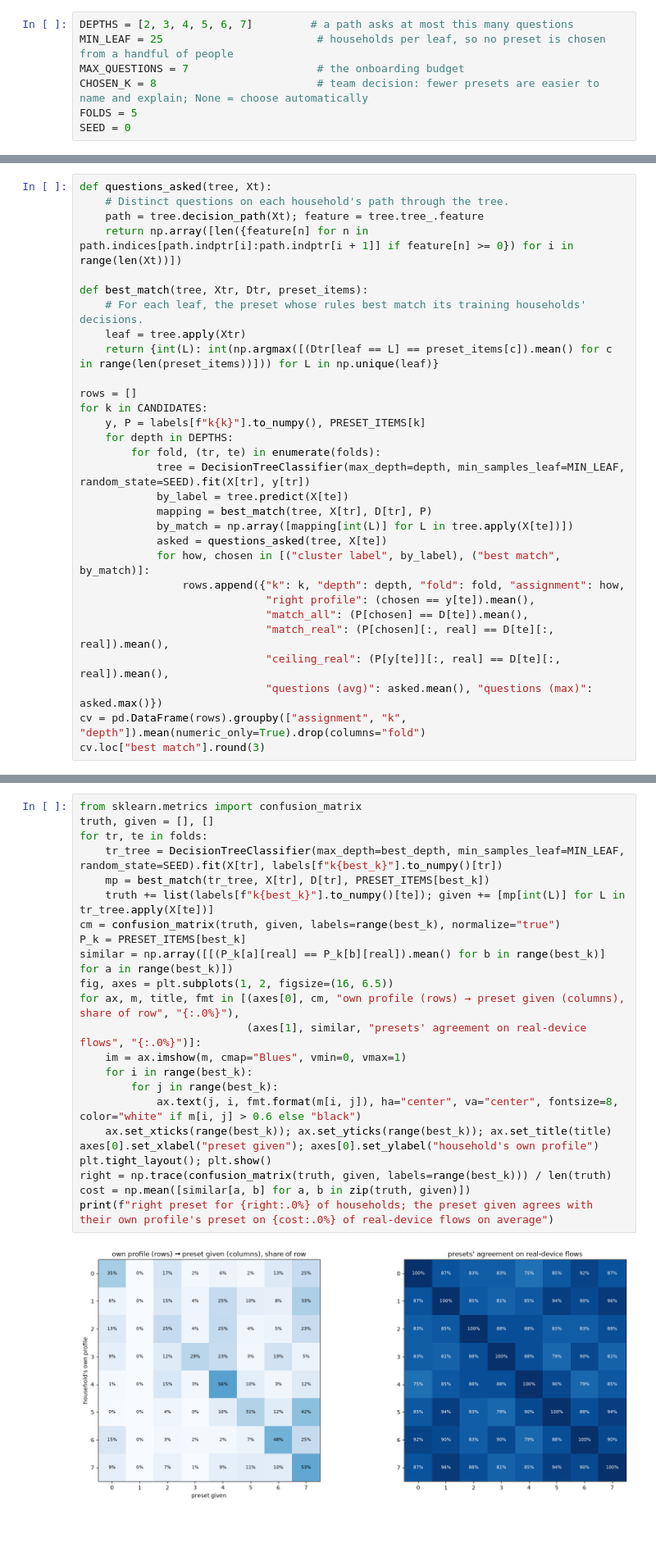
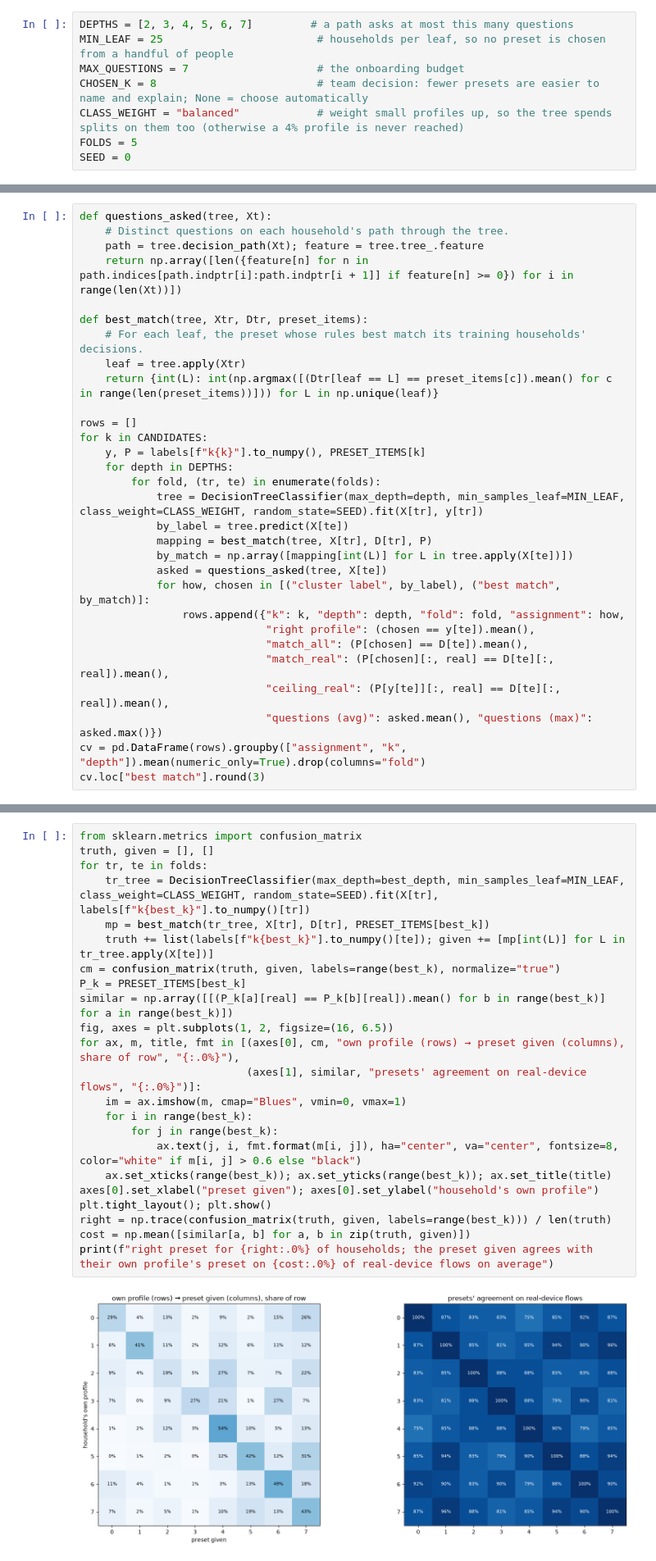
Before and after one commit to baktistr/ppd-household-presets, a Jupyter notebook: notebooks/05_onboarding_tree.ipynb, the cells around one changed output, grey strips where cells are left out. Shown at 82% size. Cells and saved outputs as stored; diff of their text form; blank space fills up the shorter version.

```diff
--- a/notebooks/05_onboarding_tree.ipynb
+++ b/notebooks/05_onboarding_tree.ipynb
@@ -53,6 +55,7 @@ DEPTHS = [2, 3, 4, 5, 6, 7]         # a path asks at most this many questions
 MIN_LEAF = 25                        # households per leaf, so no preset is chosen from a handful of people
 MAX_QUESTIONS = 7                    # the onboarding budget
 CHOSEN_K = 8                         # team decision: fewer presets are easier to name and explain; None = choose automatically
+CLASS_WEIGHT = "balanced"            # weight small profiles up, so the tree spends splits on them too (otherwise a 4% profile is never reached)
 FOLDS = 5
 SEED = 0
 # %% [markdown]
@@ -114,7 +117,7 @@ for k in CANDIDATES:
     y, P = labels[f"k{k}"].to_numpy(), PRESET_ITEMS[k]
     for depth in DEPTHS:
         for fold, (tr, te) in enumerate(folds):
-            tree = DecisionTreeClassifier(max_depth=depth, min_samples_leaf=MIN_LEAF, random_state=SEED).fit(X[tr], y[tr])
+            tree = DecisionTreeClassifier(max_depth=depth, min_samples_leaf=MIN_LEAF, class_weight=CLASS_WEIGHT, random_state=SEED).fit(X[tr], y[tr])
             by_label = tree.predict(X[te])
             mapping = best_match(tree, X[tr], D[tr], P)
             by_match = np.array([mapping[int(L)] for L in tree.apply(X[te])])
@@ -235,25 +238,25 @@ are similar, so the second matrix shows how much each pair of presets agrees on
 # %%
 from sklearn.metrics import confusion_matrix
 truth, given = [], []
 for tr, te in folds:
-    tr_tree = DecisionTreeClassifier(max_depth=best_depth, min_samples_leaf=MIN_LEAF, random_state=SEED).fit(X[tr], labels[f"k{best_k}"].to_numpy()[tr])
+    tr_tree = DecisionTreeClassifier(max_depth=best_depth, min_samples_leaf=MIN_LEAF, class_weight=CLASS_WEIGHT, random_state=SEED).fit(X[tr], labels[f"k{best_k}"].to_numpy()[tr])
     mp = best_match(tr_tree, X[tr], D[tr], PRESET_ITEMS[best_k])
     truth += list(labels[f"k{best_k}"].to_numpy()[te]); given += [mp[int(L)] for L in tr_tree.apply(X[te])]
 cm = confusion_matrix(truth, given, labels=range(best_k), normalize="true")
 P_k = PRESET_ITEMS[best_k]
 similar = np.array([[(P_k[a][real] == P_k[b][real]).mean() for b in range(best_k)] for a in range(best_k)])
 fig, axes = plt.subplots(1, 2, figsize=(16, 6.5))
 for ax, m, title, fmt in [(axes[0], cm, "own profile (rows) → preset given (columns), share of row", "{:.0%}"),
                           (axes[1], similar, "presets' agreement on real-device flows", "{:.0%}")]:
     im = ax.imshow(m, cmap="Blues", vmin=0, vmax=1)
     for i in range(best_k):
         for j in range(best_k):
             ax.text(j, i, fmt.format(m[i, j]), ha="center", va="center", fontsize=8, color="white" if m[i, j] > 0.6 else "black")
     ax.set_xticks(range(best_k)); ax.set_yticks(range(best_k)); ax.set_title(title)
 axes[0].set_xlabel("preset given"); axes[0].set_ylabel("household's own profile")
 plt.tight_layout(); plt.show()
 right = np.trace(confusion_matrix(truth, given, labels=range(best_k))) / len(truth)
 cost = np.mean([similar[a, b] for a, b in zip(truth, given)])
 print(f"right preset for {right:.0%} of households; the preset given agrees with their own profile's preset on {cost:.0%} of real-device flows on average")
 # %% [output]
-[figure, old version]
+[figure, new version]
```
Also changed, not shown: parts of 9 cells of this notebook, 7 other files.
